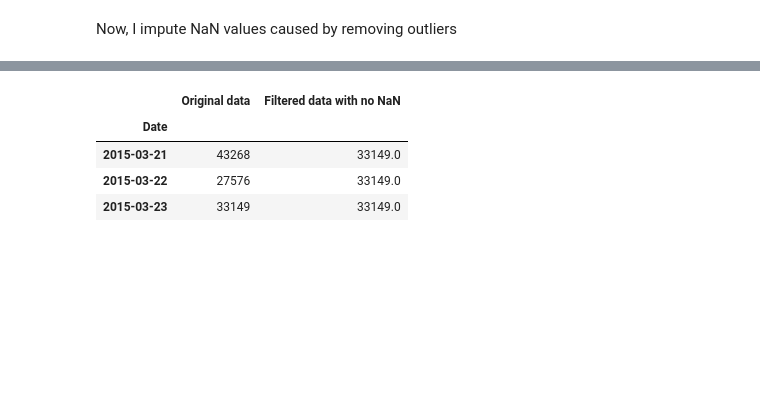
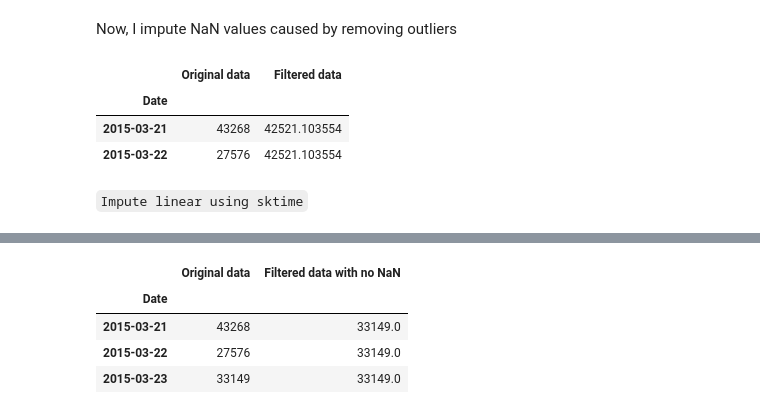
Before and after one commit to MohammadRezaAlikhani/Water-demand-time-series-prediction, a Jupyter notebook: Thesis.ipynb, the cells around one changed output, grey strips where cells are left out. Drawn from its saved outputs; the diff is of its cells as text; code cells hidden in the pictures; blank space fills up the shorter version.

```diff
--- a/Thesis.ipynb
+++ b/Thesis.ipynb
@@ -326,6 +350,16 @@ fig.update_yaxes(dict(title="Produced water (MCM)"))
 fig
 # %% [markdown]
 Now, I impute NaN values caused by removing outliers
+# %%
+or_fil[["Filtered data"]] = imputer.fit_transform(or_fil[["Filtered data"]])
+or_fil.head(2)
+# %% [output]
+|  | Original data | Filtered data |
+| Date |  |  |
+| 2015-03-21 | 43268 | 42521.103554 |
+| 2015-03-22 | 27576 | 42521.103554 |
+# %% [markdown]
+`Impute linear using sktime`
 # %%
 # import packages
 from sktime.transformations.series.impute import Imputer
```
Also changed, not shown: parts of 14 cells of this notebook.
